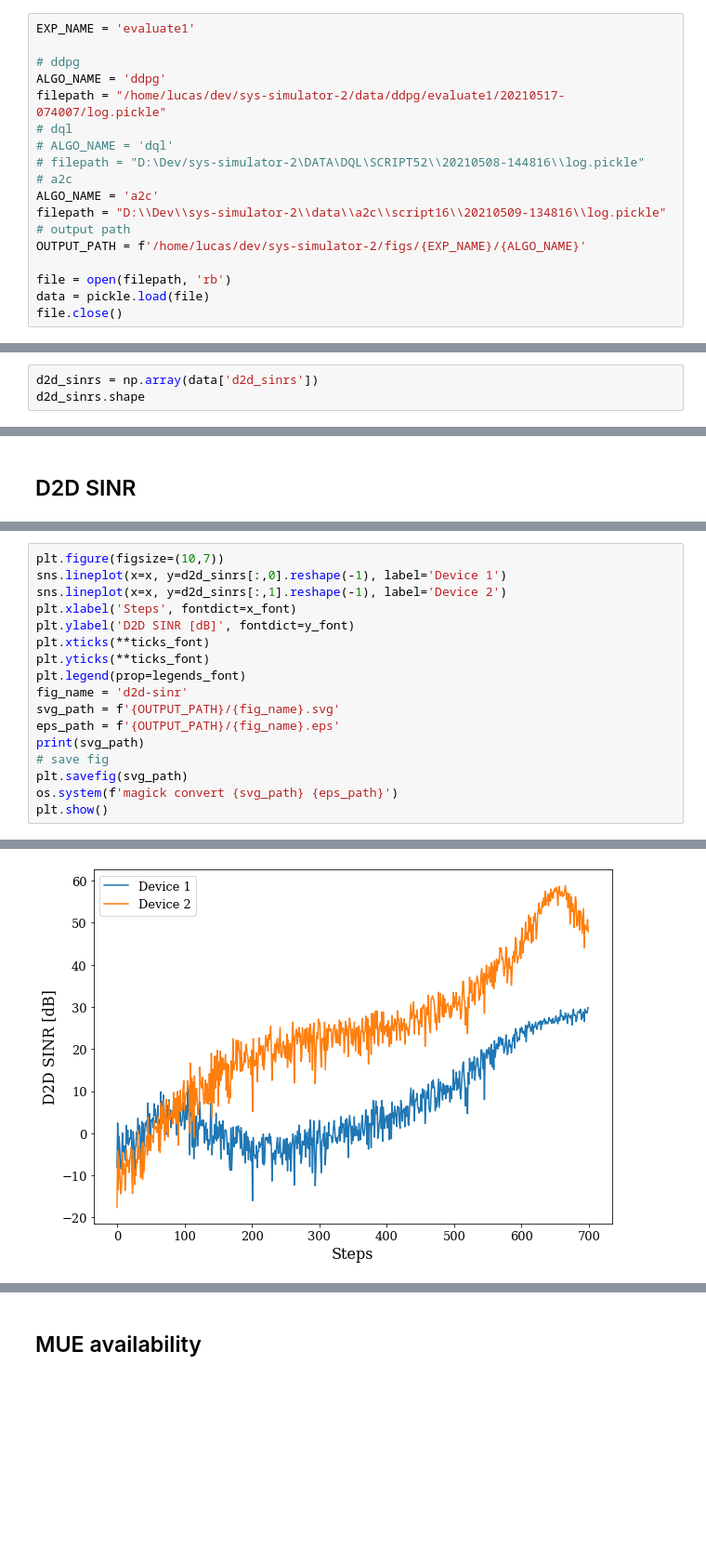
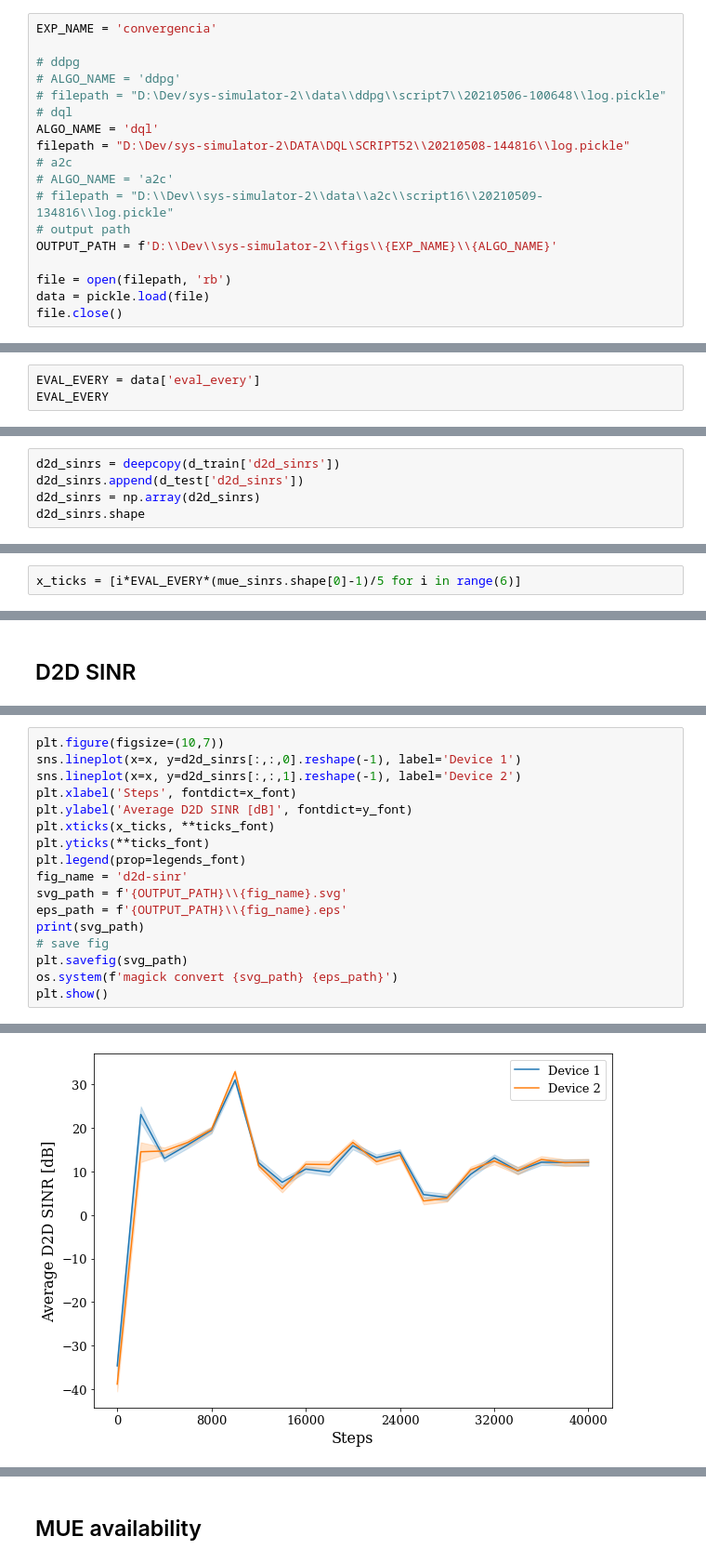
Before and after one commit to lbaiao/sys-simulator-2, a Jupyter notebook: notebooks/figs-notebooks/convergencia.ipynb, the cells around one changed output, grey strips where cells are left out. Shown at 93% size. Saved outputs shown, nothing was run; the diff lists cells and outputs as text; blank space fills up the shorter version.

```diff
--- a/notebooks/figs-notebooks/convergencia.ipynb
+++ b/notebooks/figs-notebooks/convergencia.ipynb
@@ -12,19 +12,19 @@ from sys_simulator.general import load_with_pickle, sns_confidence_interval_plot
 from copy import deepcopy
 import os
 # %%
-EXP_NAME = 'evaluate1'
+EXP_NAME = 'convergencia'
 
 # ddpg
-ALGO_NAME = 'ddpg'
-filepath = "/home/lucas/dev/sys-simulator-2/data/ddpg/evaluate1/20210517-074007/log.pickle"
+# ALGO_NAME = 'ddpg'
+# filepath = "D:\Dev/sys-simulator-2\\data\\ddpg\\script7\\20210506-100648\\log.pickle"
 # dql
-# ALGO_NAME = 'dql'
-# filepath = "D:\Dev/sys-simulator-2\DATA\DQL\SCRIPT52\\20210508-144816\\log.pickle"
+ALGO_NAME = 'dql'
+filepath = "D:\Dev/sys-simulator-2\DATA\DQL\SCRIPT52\\20210508-144816\\log.pickle"
 # a2c
-ALGO_NAME = 'a2c'
-filepath = "D:\\Dev\\sys-simulator-2\\data\\a2c\\script16\\20210509-134816\\log.pickle"
+# ALGO_NAME = 'a2c'
+# filepath = "D:\\Dev\\sys-simulator-2\\data\\a2c\\script16\\20210509-134816\\log.pickle"
 # output path
-OUTPUT_PATH = f'/home/lucas/dev/sys-simulator-2/figs/{EXP_NAME}/{ALGO_NAME}'
+OUTPUT_PATH = f'D:\\Dev\\sys-simulator-2\\figs\\{EXP_NAME}\\{ALGO_NAME}'
 
 file = open(filepath, 'rb')
 data = pickle.load(file)
@@ -40,0 +36,3 @@ mue_availability.shape
+# %%
+EVAL_EVERY = data['eval_every']
+EVAL_EVERY
@@ -66,4 +66,6 @@ mue_sinrs.shape
 # %%
-d2d_sinrs = np.array(data['d2d_sinrs'])
+d2d_sinrs = deepcopy(d_train['d2d_sinrs'])
+d2d_sinrs.append(d_test['d2d_sinrs'])
+d2d_sinrs = np.array(d2d_sinrs)
 d2d_sinrs.shape
 # %% [output]
@@ -109,3 +112,5 @@ x = list(range(mue_sinrs.shape[0]))
+# %%
+x_ticks = [i*EVAL_EVERY*(mue_sinrs.shape[0]-1)/5 for i in range(6)]
 # %% [markdown]
 ## MUE SINR
 # %%
@@ -160,15 +158,15 @@ D:\Dev\sys-simulator-2\figs\convergencia\a2c\mue-sinr.svg
 # %%
 plt.figure(figsize=(10,7))
-sns.lineplot(x=x, y=d2d_sinrs[:,0].reshape(-1), label='Device 1')
-sns.lineplot(x=x, y=d2d_sinrs[:,1].reshape(-1), label='Device 2')
+sns.lineplot(x=x, y=d2d_sinrs[:,:,0].reshape(-1), label='Device 1')
+sns.lineplot(x=x, y=d2d_sinrs[:,:,1].reshape(-1), label='Device 2')
 plt.xlabel('Steps', fontdict=x_font)
-plt.ylabel('D2D SINR [dB]', fontdict=y_font)
-plt.xticks(**ticks_font)
+plt.ylabel('Average D2D SINR [dB]', fontdict=y_font)
+plt.xticks(x_ticks, **ticks_font)
 plt.yticks(**ticks_font)
 plt.legend(prop=legends_font)
 fig_name = 'd2d-sinr'
-svg_path = f'{OUTPUT_PATH}/{fig_name}.svg'
-eps_path = f'{OUTPUT_PATH}/{fig_name}.eps'
+svg_path = f'{OUTPUT_PATH}\\{fig_name}.svg'
+eps_path = f'{OUTPUT_PATH}\\{fig_name}.eps'
 print(svg_path)
 # save fig
 plt.savefig(svg_path)
@@ -178 +177 @@ plt.show()
-[figure, old version]
+[figure, new version]
```
Also changed, not shown: parts of 26 cells of this notebook.
